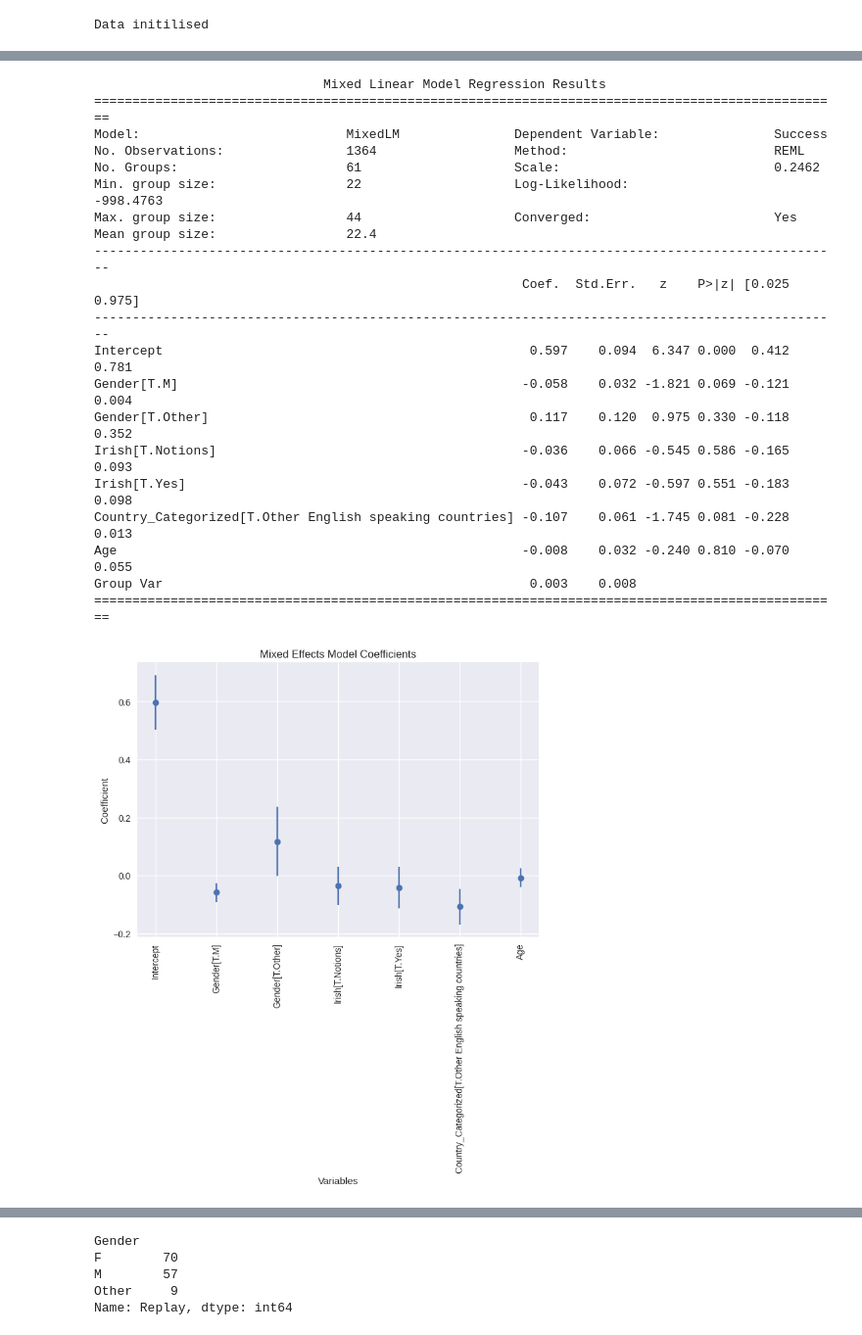
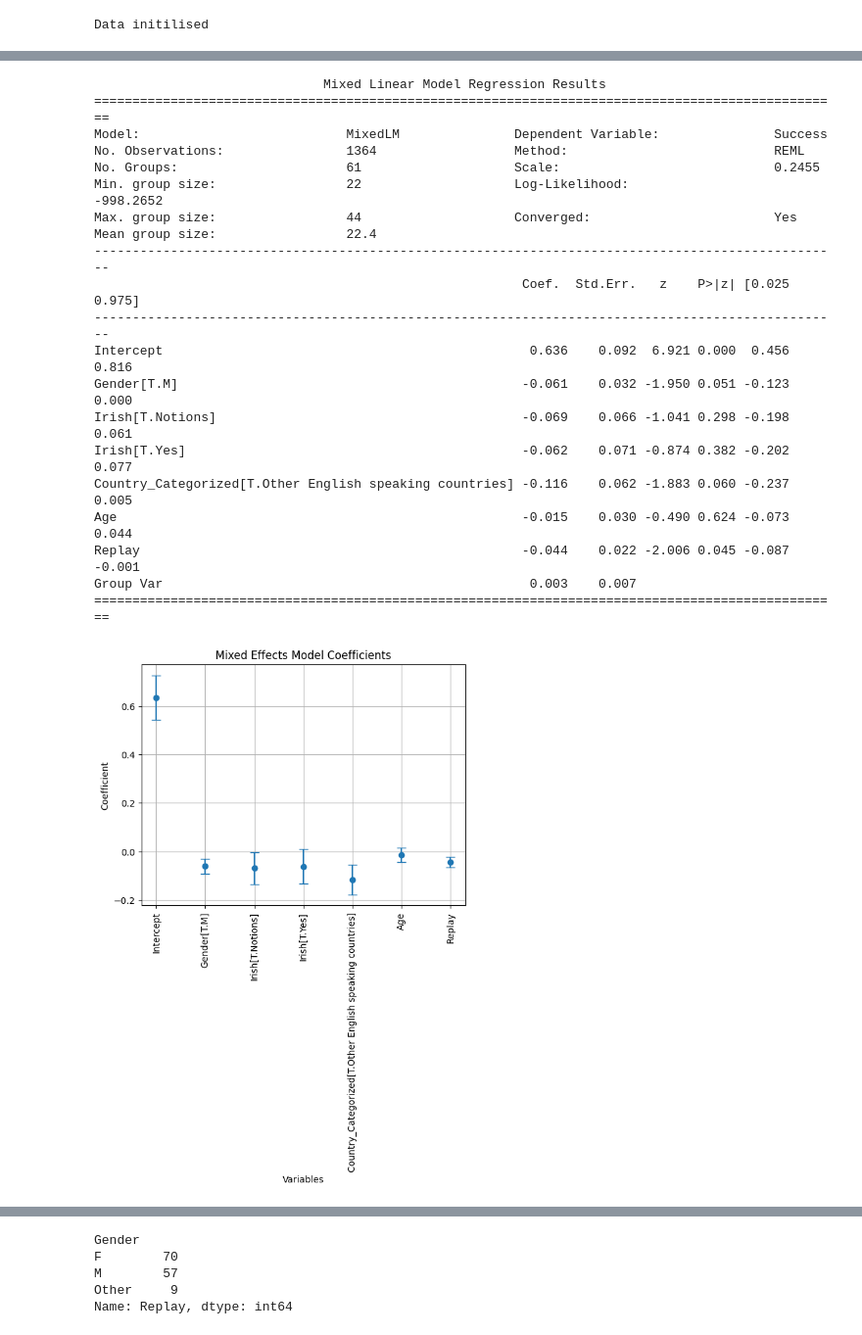
Before and after one commit to ServaneCravero/OddityLexialPython, a Jupyter notebook: Oddity.ipynb, the cells around one changed output, grey strips where cells are left out. Shown at 98% size. Saved outputs shown, nothing was run; the diff lists cells and outputs as text; code cells hidden in the pictures.

```diff
--- a/Oddity.ipynb
+++ b/Oddity.ipynb
@@ -22,9 +286,7 @@ Mounted at /content/drive/
 # @title Data
 
 # ------------- Plot configuration
-
 palette = sns.color_palette("tab20")
-
 plot_colours = [color for color in palette.as_hex()]
 plot_colours80s = ['blue', 'green', 'red', 'orange', 'yellow']
 
@@ -52,16 +314,30 @@ df_odd['ItemNb'] = df_odd['ItemNb'].astype(str)
 # Categorize 'Country' into 'Ireland' and 'Other English speaking countries'
 df_odd['Country_Categorized'] = df_odd['Country'].apply(lambda x: 'Ireland' if x == 'Ireland' else 'Other English speaking countries')
 
-# -----------------------------------------------------------
+
+# --------------------------------------------------------------------------------------
 
 #get all the uni conditions (goes to every value in the column and saves the unique values into the list condition)
-condition = pd.array(df_odd['Condition1'].unique())
-
+#condition = pd.array(df_odd['Condition1'].unique())
+condition = ["ModifiedT", "ModifiedSH"]
 #split the diff conditions in 2 tables
 df_mod_T = df_odd[df_odd['Condition1'] == condition[0]]
 df_mod_SH = df_odd[df_odd['Condition1'] == condition[1]]
 
 
+# Categorize 'Country' into 'Ireland' and 'Northern Ireland'
+df_odd['Country_NIandIreland'] = df_odd['Country'].apply(lambda x: x if x in ['Ireland', 'Northern Ireland'] else 'Other')
+
+# ----------------------- load df_lex ------------------------------------
+
+df_lex = pd.read_csv('/content/drive/MyDrive/R/LexicalDecision.csv')
+
+success_condition = (((df_lex['Condition'].isin(["NotModifiedT", "NotModifiedSH"]) & (df_lex['ExpectedKey'] == df_lex['key_resp_question3.keys'])) |
+                    (df_lex['Condition'].isin(["ModifiedT", "ModifiedSH"]) & (df_lex['ExpectedKey'] != df_lex['key_resp_question3.keys']))))
+
+df_lex['Success'] = np.where(success_condition, 1, 0)
+
+
 print('Data initilised')
 # %% [output]
 Data initilised
@@ -198,0 +398,16 @@ Functions defined
+# %%
+# @title Adding Calculated Success Rate
+
+df_odd = calculate_success_rate_by(df_odd, 'Participant')
+
+df_odd = calculate_success_rate_by(df_odd, 'Irish')
+
+df_odd = calculate_success_rate_by(df_odd, 'Age_group')
+
+df_odd = calculate_success_rate_by(df_odd, 'Country_Categorized')
+
+df_odd = calculate_success_rate_by(df_odd, 'Gender')
+
+df_odd = calculate_success_rate_by(df_odd, 'Condition1')
+
+df_odd = calculate_success_rate_by(df_odd, 'Country_NIandIreland')
@@ -665,46 +1182,46 @@ print("")
 
 
 # Fit the mixed effects model
-model = smf.mixedlm("Success ~ Gender + Age + Irish + Country_Categorized", df_odd, groups=df_odd["Participant"])
+model = smf.mixedlm("Success ~ Gender + Age + Irish + Country_Categorized + Replay", df_odd, groups=df_odd["Participant"])
 result = model.fit()
 
 # Print the summary of the model
 print(result.summary())
 
 # Extract the coefficients and standard errors
 coefs = result.fe_params
 stderr = result.bse_fe
 
 # Plot the coefficients with error bars
 plt.errorbar(coefs.index, coefs.values, yerr=stderr, fmt='o', capsize=5)
 plt.xlabel('Variables')
 plt.ylabel('Coefficient')
 plt.title('Mixed Effects Model Coefficients')
 plt.xticks(rotation=90)
 plt.grid(True)
 plt.show()
 # %% [output]
                               Mixed Linear Model Regression Results
 ==================================================================================================
 Model:                           MixedLM               Dependent Variable:               Success
 No. Observations:                1364                  Method:                           REML
-No. Groups:                      61                    Scale:                            0.2462
-Min. group size:                 22                    Log-Likelihood:                   -998.4763
+No. Groups:                      61                    Scale:                            0.2455
+Min. group size:                 22                    Log-Likelihood:                   -998.2652
 Max. group size:                 44                    Converged:                        Yes
 Mean group size:                 22.4
 --------------------------------------------------------------------------------------------------
                                                         Coef.  Std.Err.   z    P>|z| [0.025 0.975]
 --------------------------------------------------------------------------------------------------
-Intercept                                                0.597    0.094  6.347 0.000  0.412  0.781
-Gender[T.M]                                             -0.058    0.032 -1.821 0.069 -0.121  0.004
-Gender[T.Other]                                          0.117    0.120  0.975 0.330 -0.118  0.352
-Irish[T.Notions]                                        -0.036    0.066 -0.545 0.586 -0.165  0.093
-Irish[T.Yes]                                            -0.043    0.072 -0.597 0.551 -0.183  0.098
-Country_Categorized[T.Other English speaking countries] -0.107    0.061 -1.745 0.081 -0.228  0.013
-Age                                                     -0.008    0.032 -0.240 0.810 -0.070  0.055
-Group Var                                                0.003    0.008
+Intercept                                                0.636    0.092  6.921 0.000  0.456  0.816
+Gender[T.M]                                             -0.061    0.032 -1.950 0.051 -0.123  0.000
+Irish[T.Notions]                                        -0.069    0.066 -1.041 0.298 -0.198  0.061
+Irish[T.Yes]                                            -0.062    0.071 -0.874 0.382 -0.202  0.077
+Country_Categorized[T.Other English speaking countries] -0.116    0.062 -1.883 0.060 -0.237  0.005
+Age                                                     -0.015    0.030 -0.490 0.624 -0.073  0.044
+Replay                                                  -0.044    0.022 -2.006 0.045 -0.087 -0.001
+Group Var                                                0.003    0.007
 ==================================================================================================
-[figure, old version]
+[figure, new version]
 # %%
 # @title MIXED EFFECTS MODEL within the Irish
 
```
Also changed, not shown: parts of 17 cells of this notebook, 1 other file.
